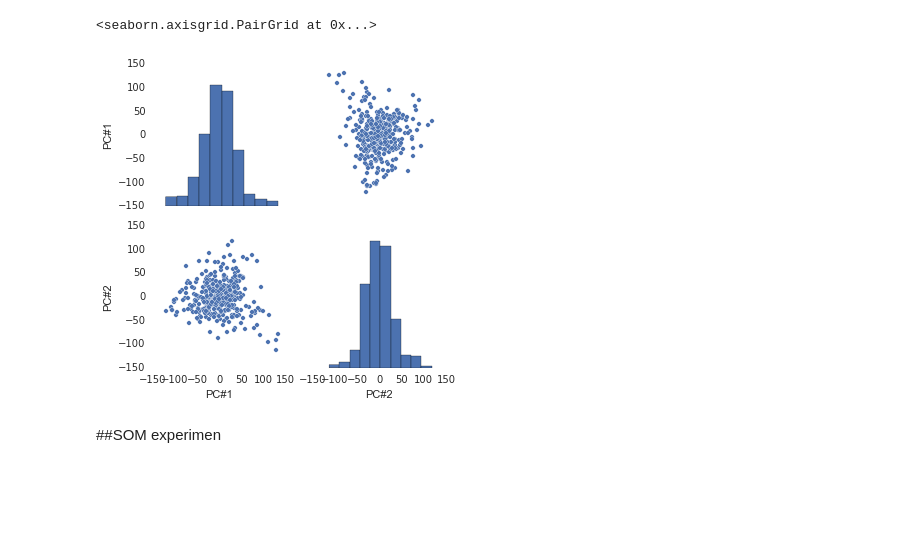
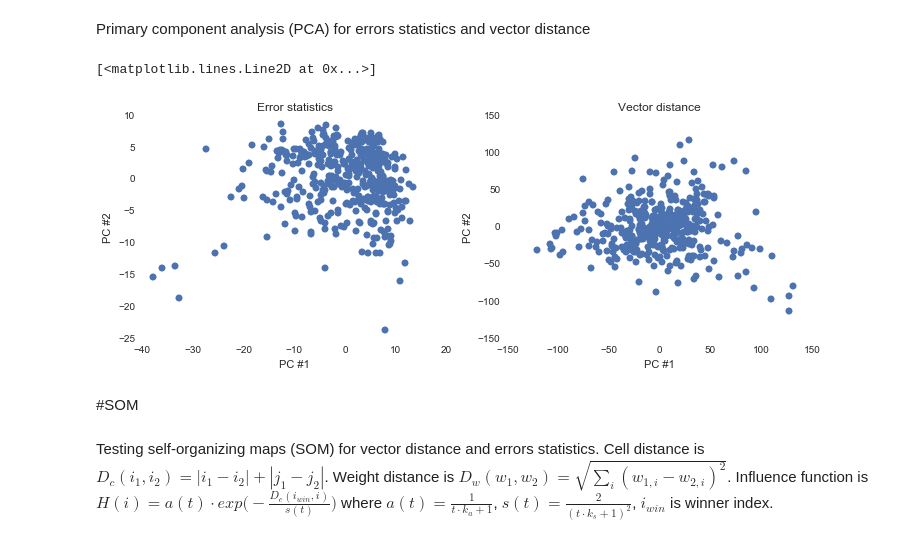
Before and after one commit to iterater/ensemble-forecasting, a Jupyter notebook: ipynb/Testing SOM.ipynb, the cells around one changed output. Cells and saved outputs as stored; diff of their text form; code cells hidden in the pictures; blank space fills up the shorter version.

```diff
--- a/ipynb/Testing SOM.ipynb
+++ b/ipynb/Testing SOM.ipynb
@@ -67,12 +70,26 @@ sns.pairplot(df1)
-# %%
-pc_n = 2
-pca = PCA(n_components=pc_n)
-pca_res = pca.fit_transform(diff_all)
-df2 = pd.DataFrame(pca_res, columns=['PC#'+str(i+1) for i in range(pc_n)])
-sns.pairplot(df2)
-# %% [output]
-<seaborn.axisgrid.PairGrid at 0x...>
-[figure, removed]
+# %% [markdown]
+Primary component analysis (PCA) for errors statistics and vector distance
+# %%
+pc_n = 2 # PC count
+pca = PCA(n_components=pc_n)
+pca_res_avg = pca.fit_transform(err_avg)
+pca_res_diff = pca.fit_transform(diff_all)
+plt.figure(figsize=(12, 4))
+plt.subplot(121)
+plt.xlabel('PC #1')
+plt.ylabel('PC #2')
+plt.title('Error statistics')
+plt.plot(pca_res_avg[:, 0], pca_res_avg[:, 1], 'o')
+plt.subplot(122)
+plt.xlabel('PC #1')
+plt.ylabel('PC #2')
+plt.title('Vector distance')
+plt.plot(pca_res_diff[:, 0], pca_res_diff[:, 1], 'o')
+# %% [output]
+[<matplotlib.lines.Line2D at 0x...>]
+[figure, added]
 # %% [markdown]
-##SOM experimen
+#SOM
+# %% [markdown]
+Testing self-organizing maps (SOM) for vector distance and errors statistics. Cell distance is $D_c(i_1,i_2)=|i_1-i_2|+|j_1-j_2|$. Weight distance is $D_w(w_1,w_2)=\sqrt{\sum_{i}{(w_{1,i}-w_{2,i})^2}}$. Influence function is $H(i)=a(t)\cdot exp\Big(-\frac{D_c(i_{win}, i)}{s(t)}\Big)$ where $a(t)=\frac{1}{t\cdot k_a+1}$, $s(t)=\frac{2}{(t\cdot k_s+1)^2}$, $i_{win}$ is winner index.
 # %%
```
Also changed, not shown: parts of 18 cells of this notebook.
